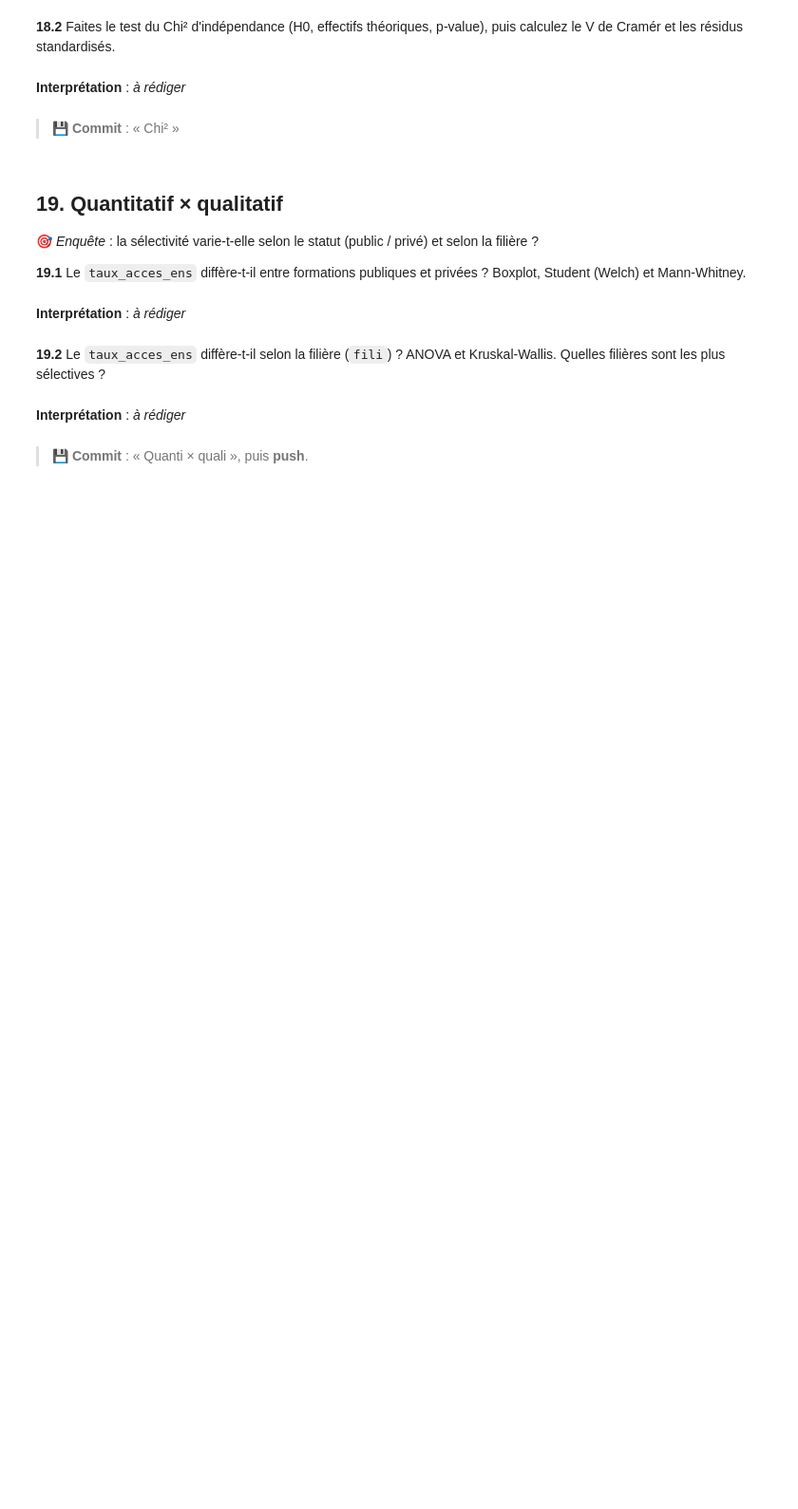
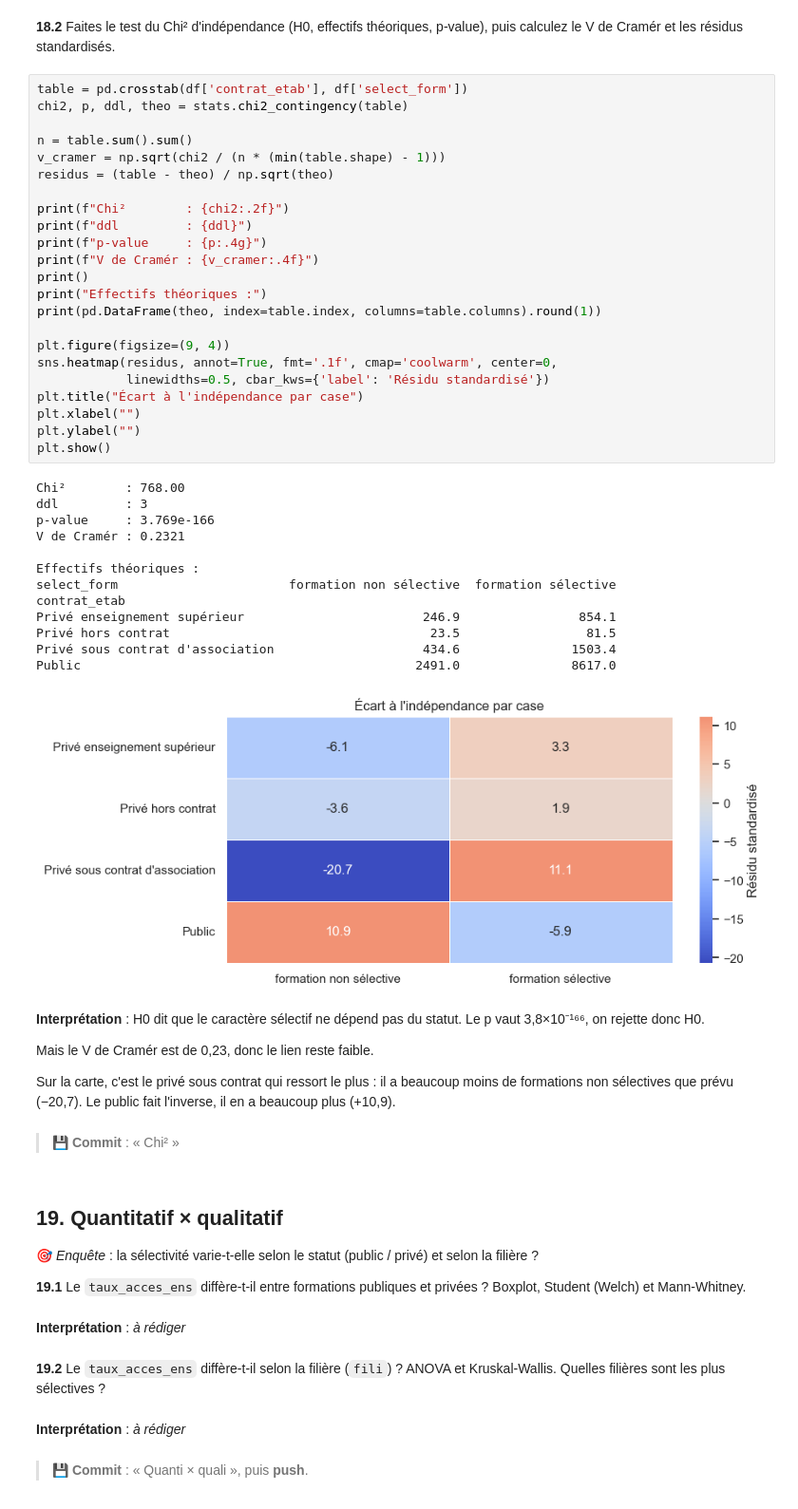
Before and after one commit to Atabbi/Analyse-Univari-, a Jupyter notebook: TP_Parcoursup.ipynb, the cells around one changed output. Shown at 95% size. Saved outputs shown, nothing was run; the diff lists cells and outputs as text; blank space fills up the shorter version.

```diff
--- a/TP_Parcoursup.ipynb
+++ b/TP_Parcoursup.ipynb
@@ -1026,7 +1088,48 @@ Sur 500 visiteurs, le hasard seul produit des écarts de cet ordre : la mesure e
 # %% [markdown]
 **18.2** Faites le test du Chi² d'indépendance (H0, effectifs théoriques, p-value), puis calculez le V de Cramér et les résidus standardisés.
+# %%
+table = pd.crosstab(df['contrat_etab'], df['select_form'])
+chi2, p, ddl, theo = stats.chi2_contingency(table)
+
+n = table.sum().sum()
+v_cramer = np.sqrt(chi2 / (n * (min(table.shape) - 1)))
+residus = (table - theo) / np.sqrt(theo)
+
+print(f"Chi²        : {chi2:.2f}")
+print(f"ddl         : {ddl}")
+print(f"p-value     : {p:.4g}")
+print(f"V de Cramér : {v_cramer:.4f}")
+print()
+print("Effectifs théoriques :")
+print(pd.DataFrame(theo, index=table.index, columns=table.columns).round(1))
+
+plt.figure(figsize=(9, 4))
+sns.heatmap(residus, annot=True, fmt='.1f', cmap='coolwarm', center=0,
+            linewidths=0.5, cbar_kws={'label': 'Résidu standardisé'})
+plt.title("Écart à l'indépendance par case")
+plt.xlabel("")
+plt.ylabel("")
+plt.show()
+# %% [output]
+Chi²        : 768.00
+ddl         : 3
+p-value     : 3.769e-166
+V de Cramér : 0.2321
+
+Effectifs théoriques :
+select_form                       formation non sélective  formation sélective
+contrat_etab
+Privé enseignement supérieur                        246.9                854.1
+Privé hors contrat                                   23.5                 81.5
+Privé sous contrat d'association                    434.6               1503.4
+Public                                             2491.0               8617.0
+[figure, added]
 # %% [markdown]
-**Interprétation** : _à rédiger_
+**Interprétation** : H0 dit que le caractère sélectif ne dépend pas du statut. Le p vaut 3,8×10⁻¹⁶⁶, on rejette donc H0.
+
+Mais le V de Cramér est de 0,23, donc le lien reste faible.
+
+Sur la carte, c'est le privé sous contrat qui ressort le plus : il a beaucoup moins de formations non sélectives que prévu (−20,7). Le public fait l'inverse, il en a beaucoup plus (+10,9).
 # %% [markdown]
 > 💾 **Commit** : « Chi² »
 # %% [markdown]
```
Also changed, not shown: parts of 7 cells of this notebook.
